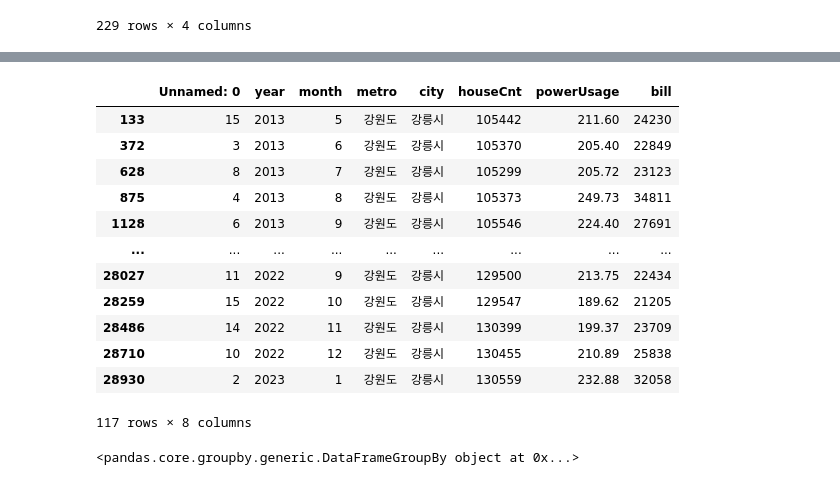
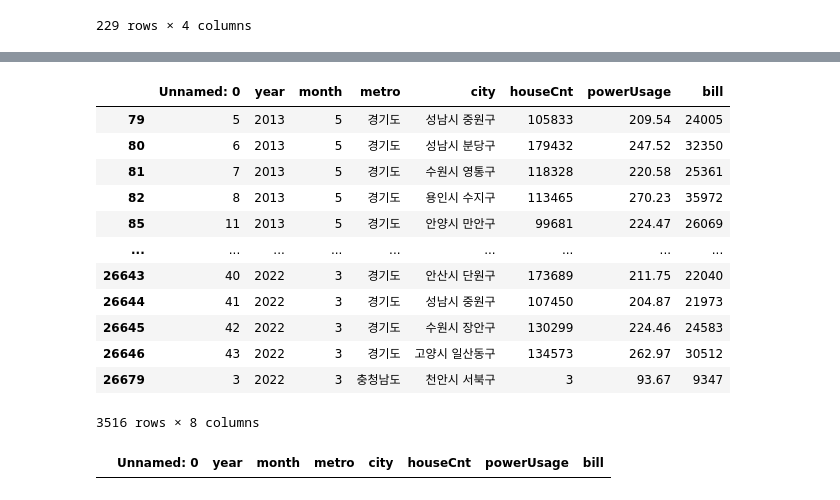
Before and after one commit to SSUUN/kepco_5, a Jupyter notebook: project/동.ipynb, the cells around one changed output, grey strips where cells are left out. Drawn from its saved outputs; the diff is of its cells as text; code cells hidden in the pictures.

```diff
--- a/project/동.ipynb
+++ b/project/동.ipynb
@@ -110,20 +103,16 @@ month
-# %%
-month[month['city']=='강릉시']
-# %% [output]
-|  | Unnamed: 0 | year | month | metro | city | houseCnt | powerUsage | bill |
-| 133 | 15 | 2013 | 5 | 강원도 | 강릉시 | 105442 | 211.60 | 24230 |
-| 372 | 3 | 2013 | 6 | 강원도 | 강릉시 | 105370 | 205.40 | 22849 |
-| 628 | 8 | 2013 | 7 | 강원도 | 강릉시 | 105299 | 205.72 | 23123 |
-| 875 | 4 | 2013 | 8 | 강원도 | 강릉시 | 105373 | 249.73 | 34811 |
-| 1128 | 6 | 2013 | 9 | 강원도 | 강릉시 | 105546 | 224.40 | 27691 |
-| ... | ... | ... | ... | ... | ... | ... | ... | ... |
-| 28027 | 11 | 2022 | 9 | 강원도 | 강릉시 | 129500 | 213.75 | 22434 |
-| 28259 | 15 | 2022 | 10 | 강원도 | 강릉시 | 129547 | 189.62 | 21205 |
-| 28486 | 14 | 2022 | 11 | 강원도 | 강릉시 | 130399 | 199.37 | 23709 |
-| 28710 | 10 | 2022 | 12 | 강원도 | 강릉시 | 130455 | 210.89 | 25838 |
-| 28930 | 2 | 2023 | 1 | 강원도 | 강릉시 | 130559 | 232.88 | 32058 |
-117 rows × 8 columns
 # %%
-month.groupby(['metro','city'])
+month[month['city'].apply(lambda x:(' ' in x) if pd.notnull(x) else False)]
 # %% [output]
+|  | Unnamed: 0 | year | month | metro | city | houseCnt | powerUsage | bill |
+| 79 | 5 | 2013 | 5 | 경기도 | 성남시 중원구 | 105833 | 209.54 | 24005 |
+| 80 | 6 | 2013 | 5 | 경기도 | 성남시 분당구 | 179432 | 247.52 | 32350 |
+| 81 | 7 | 2013 | 5 | 경기도 | 수원시 영통구 | 118328 | 220.58 | 25361 |
+| 82 | 8 | 2013 | 5 | 경기도 | 용인시 수지구 | 113465 | 270.23 | 35972 |
+| 85 | 11 | 2013 | 5 | 경기도 | 안양시 만안구 | 99681 | 224.47 | 26069 |
+| ... | ... | ... | ... | ... | ... | ... | ... | ... |
+| 26643 | 40 | 2022 | 3 | 경기도 | 안산시 단원구 | 173689 | 211.75 | 22040 |
+| 26644 | 41 | 2022 | 3 | 경기도 | 성남시 중원구 | 107450 | 204.87 | 21973 |
+| 26645 | 42 | 2022 | 3 | 경기도 | 수원시 장안구 | 130299 | 224.46 | 24583 |
+| 26646 | 43 | 2022 | 3 | 경기도 | 고양시 일산동구 | 134573 | 262.97 | 30512 |
+| 26679 | 3 | 2022 | 3 | 충청남도 | 천안시 서북구 | 3 | 93.67 | 9347 |
-<pandas.core.groupby.generic.DataFrameGroupBy object at 0x...>
+3516 rows × 8 columns
@@ -129,0 +121,5 @@ month.groupby(['metro','city'])
+# %%
+# 공백 기준으로 앞에 시만 가져온 결과
+month[month['city'].apply(lambda x:(' ' in x) if pd.notnull(x) else False)]
+# %% [output]
+|  | Unnamed: 0 | year | month | metro | city | houseCnt | powerUsage | bill |
```
Also changed, not shown: parts of 12 cells of this notebook.
